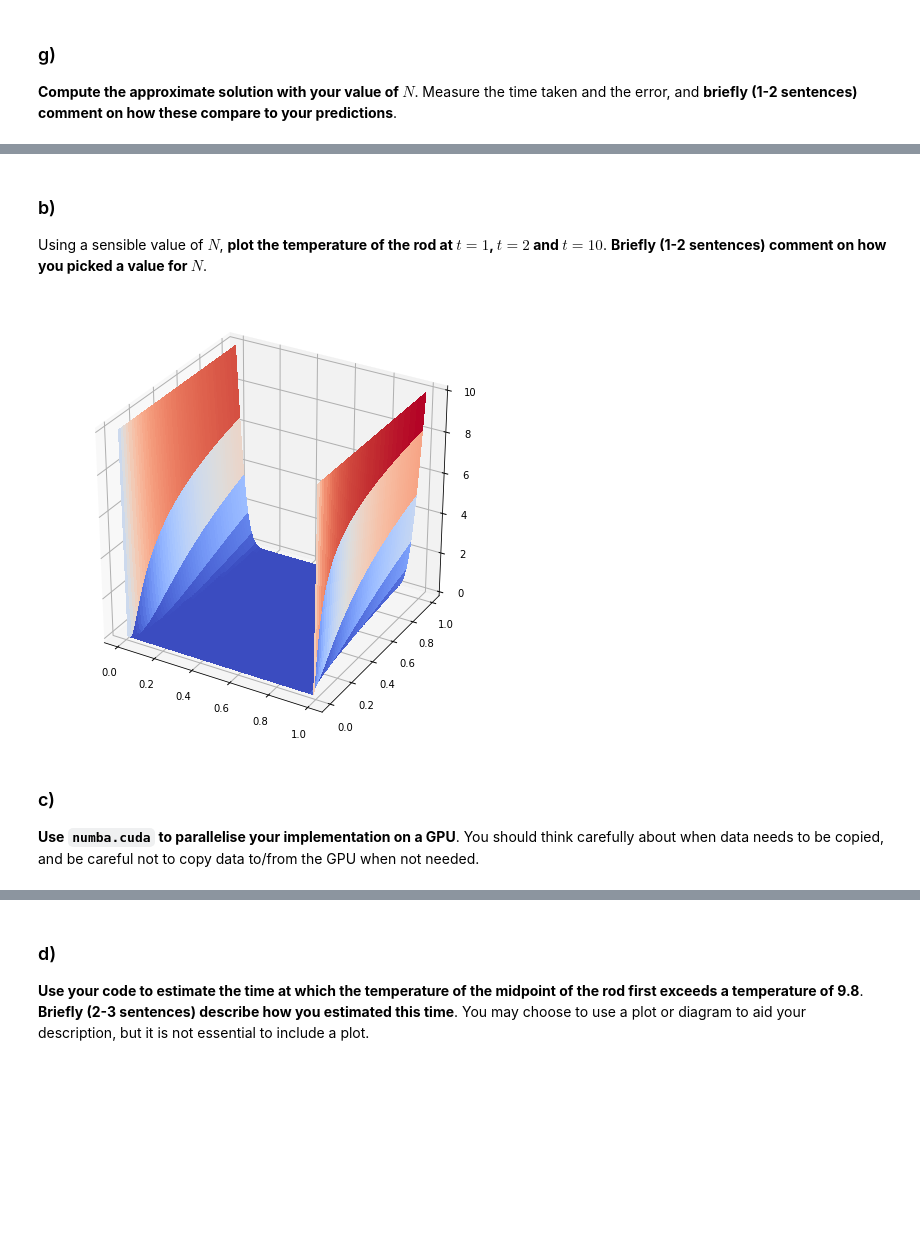
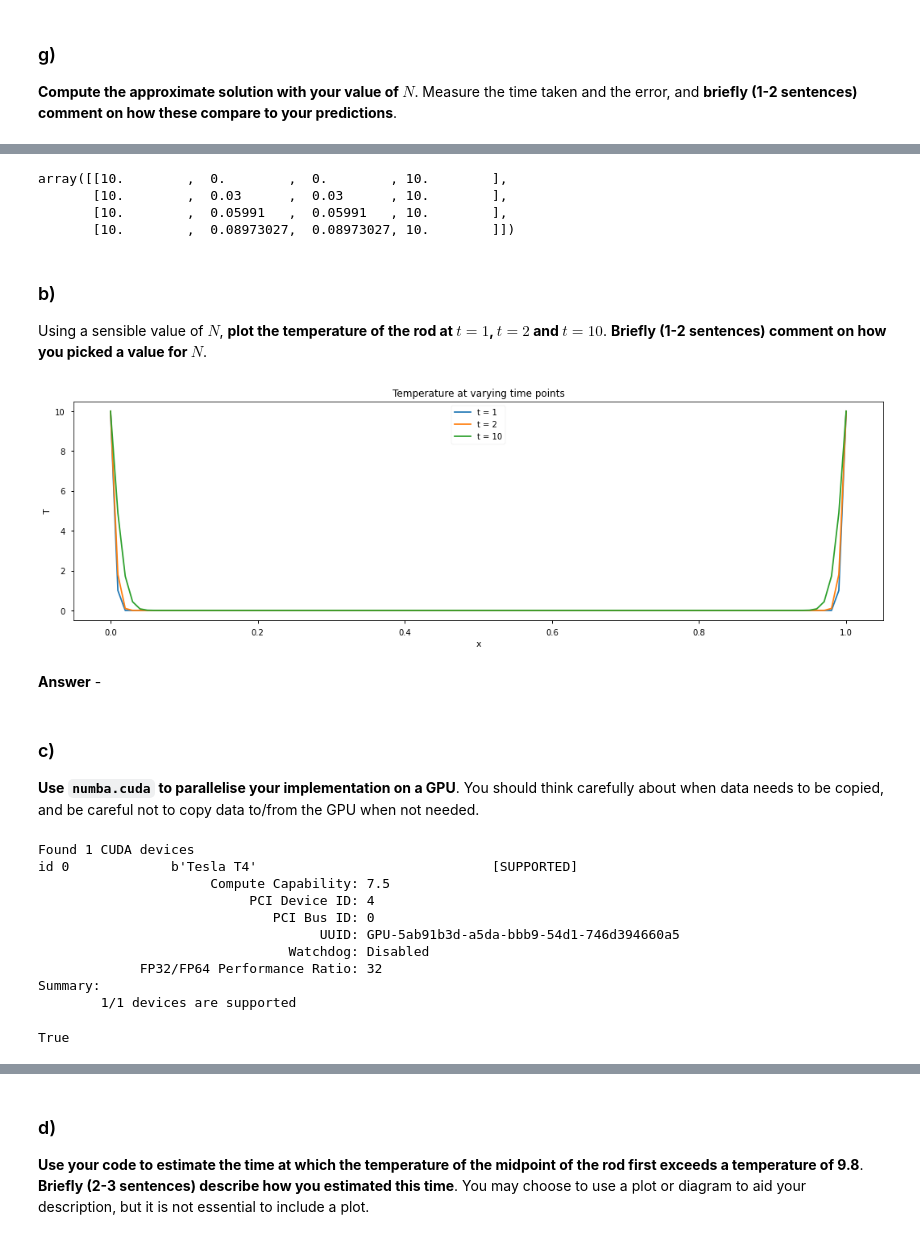
Before and after one commit to jhenderson0/HPC, a Jupyter notebook: Task 2/JH_task2.ipynb, the cells around one changed output, grey strips where cells are left out. Cells and saved outputs as stored; diff of their text form; code cells hidden in the pictures; blank space fills up the shorter version.

```diff
--- a/Task 2/JH_task2.ipynb
+++ b/Task 2/JH_task2.ipynb
@@ -325,7 +319,7 @@ print(err(sol,ex))
 **Compute the approximate solution with your value of $N$**. Measure the time taken and the error, and **briefly (1-2 sentences) comment
 on how these compare to your predictions**.
 # %%
-N = int(1e5)
+N = int(1e6)
 
 #Solve the equations
 start = time()
@@ -334,7 +328,7 @@ sol = spsolve(A, f)
 run_time = time() - start
 
 #Calculate the exact value
-ex = exact(np.linspace(0,1,N))
+ex = exact(np.linspace(0,1,N+1))
 
 #Calculate the error
 er = err(sol,ex)
@@ -403,18 +399,25 @@ $$
 # %%
 def solve_heat(N):
 
-  u = np.zeros((N,N))
+  u = np.zeros((N+1,N+1))
 
   #Set the ends of the bar to a constant temperature
   u[:,0] = 10
   u[:,-1] = 10
 
   #Update the rest of the values
-  for j in range(N-1):
-    for i in range(N-2):
+  for j in range(N):
+    for i in range(N-1):
       u[j+1,i+1] = u[j,i+1] + (u[j,i] - 2*u[j,i+1] + u[j,i+2])* N/1000
 
   return u
+# %%
+solve_heat(3)
+# %% [output]
+array([[10.        ,  0.        ,  0.        , 10.        ],
+       [10.        ,  0.03      ,  0.03      , 10.        ],
+       [10.        ,  0.05991   ,  0.05991   , 10.        ],
+       [10.        ,  0.08973027,  0.08973027, 10.        ]])
 # %% [markdown]
 ### b)
 
@@ -423,16 +426,38 @@ comment on how you picked a value for $N$**.
 # %%
 N = 100
 sol = solve_heat(N)
-# %%
-fig = plt.figure(figsize=(8, 8))
-ax = fig.gca(projection='3d')
-X, Y = np.meshgrid(np.linspace(0, 1, N), np.linspace(0, 1, N))
-surf = ax.plot_surface(X, Y, sol, antialiased=False, cmap=cm.coolwarm)
-plt.show()
-# %% [output]
-[figure, removed]
+# %%
+fig, ax = plt.subplots(1,figsize=(18, 5))
+
+ts = [1,2,10]
+for t in ts:
+  ax.plot(np.linspace(0,1,N+1),sol[t],label=f't = {t}')
+
+ax.set_ylabel("T")
+ax.set_xlabel("x")
+ax.set_title("Temperature at varying time points")
+ax.legend();
+# %% [output]
+[figure, added]
+# %% [markdown]
+**Answer** -
 # %% [markdown]
 ### c)
 
 **Use `numba.cuda` to parallelise your implementation on a GPU**.
 You should think carefully about when data needs to be copied, and be careful not to copy data to/from the GPU when not needed.
+# %%
+from numba import cuda
+cuda.detect()
+# %% [output]
+Found 1 CUDA devices
+id 0             b'Tesla T4'                              [SUPPORTED]
+                      Compute Capability: 7.5
+                           PCI Device ID: 4
+                              PCI Bus ID: 0
+                                    UUID: GPU-5ab91b3d-a5da-bbb9-54d1-746d394660a5
+                                Watchdog: Disabled
+             FP32/FP64 Performance Ratio: 32
+Summary:
+        1/1 devices are supported
+True
```
Also changed, not shown: parts of 12 cells of this notebook.
